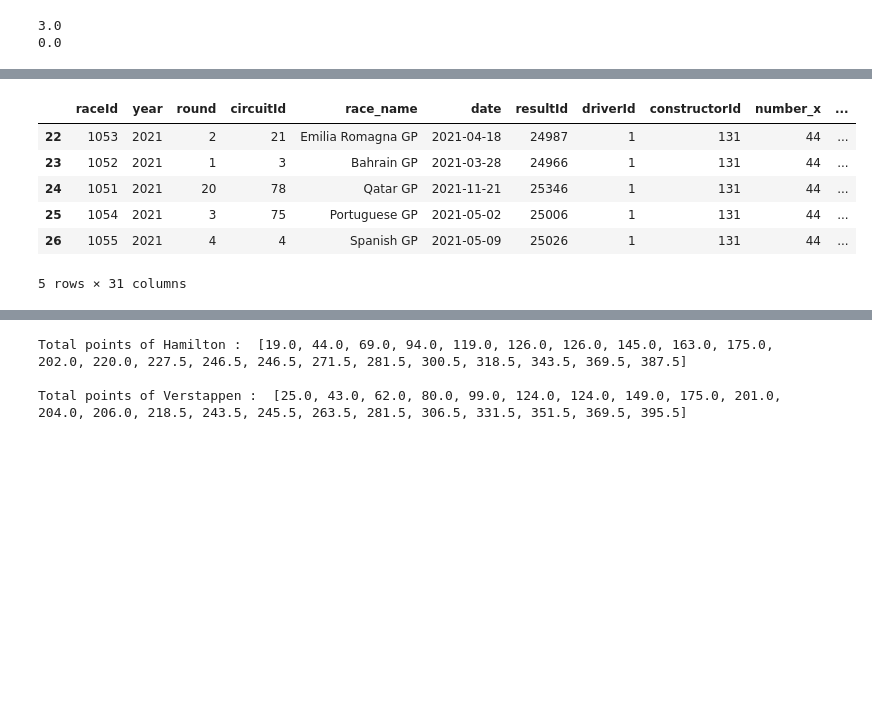
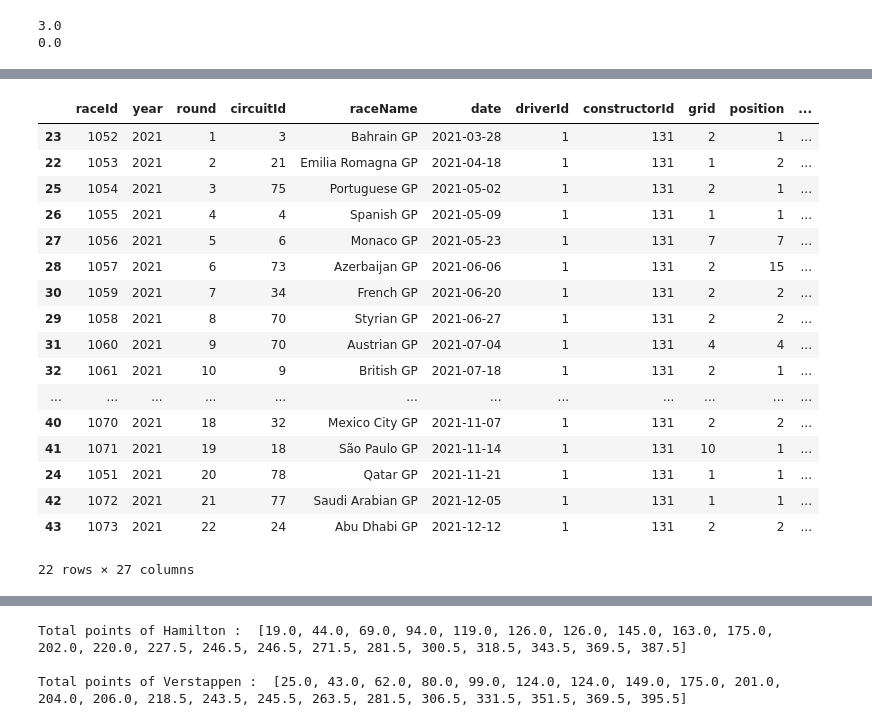
Before and after one commit to adhi22/F1-analysis, a Jupyter notebook: f1-analysis.ipynb, the cells around one changed output, grey strips where cells are left out. Saved outputs shown, nothing was run; the diff lists cells and outputs as text; code cells hidden in the pictures; blank space fills up the shorter version.

```diff
--- a/f1-analysis.ipynb
+++ b/f1-analysis.ipynb
@@ -28,6 +31,4 @@ races.head()
 # %%
 races = races.drop(columns=["url", "fp1_date", "fp1_time", "fp2_date", "fp2_time", "fp3_date", "fp3_time", "quali_date", "quali_time", "sprint_date", "sprint_time", "time"])
-races = races.rename(columns={"name" : "race_name"})
-races["race_name"] = races["race_name"].apply(lambda x : x.replace("Grand Prix", "GP"))
 races.head()
 # %% [output]
@@ -47,8 +48,8 @@ Index(['driverId', 'driverRef', 'number', 'code', 'forename', 'surname', 'dob',
       dtype='object')
 # %%
 drivers = drivers.drop(columns="url")
-drivers["driver_name"] = drivers["forename"] + " " + drivers["surname"]
+drivers["driverName"] = drivers["forename"] + " " + drivers["surname"]
 drivers = drivers.drop(columns=["forename", "surname"])
-drivers = drivers.rename(columns={"nationality" : "driver_nat"})
+drivers = drivers.rename(columns={"number" : "driverNum", "nationality" : "driverNat"})
 drivers.head()
 # %% [output]
@@ -203,0 +117,2 @@ driver_analysis_df
+# %%
+results = results.drop(columns=["resultId", "number", "statusId", "positionText"])
@@ -347,0 +335,3 @@ races_2021
+# %%
+races_2021["sprint-points"].fillna(value=0, inplace=True)
+races_2021.isnull().sum()
@@ -371,12 +398,23 @@ races_2021.shape
 ver = races_2021[races_2021['code'] == 'VER']
 ham = races_2021[races_2021['code'] == 'HAM']
 # %%
-ham.head()
+ham.sort_values(by="round")
 # %% [output]
-|  | raceId | year | round | circuitId | race_name | date | resultId | driverId | constructorId | number_x | ... |
-| 22 | 1053 | 2021 | 2 | 21 | Emilia Romagna GP | 2021-04-18 | 24987 | 1 | 131 | 44 | ... |
-| 23 | 1052 | 2021 | 1 | 3 | Bahrain GP | 2021-03-28 | 24966 | 1 | 131 | 44 | ... |
-| 24 | 1051 | 2021 | 20 | 78 | Qatar GP | 2021-11-21 | 25346 | 1 | 131 | 44 | ... |
-| 25 | 1054 | 2021 | 3 | 75 | Portuguese GP | 2021-05-02 | 25006 | 1 | 131 | 44 | ... |
-| 26 | 1055 | 2021 | 4 | 4 | Spanish GP | 2021-05-09 | 25026 | 1 | 131 | 44 | ... |
+|  | raceId | year | round | circuitId | raceName | date | driverId | constructorId | grid | position | ... |
+| 23 | 1052 | 2021 | 1 | 3 | Bahrain GP | 2021-03-28 | 1 | 131 | 2 | 1 | ... |
+| 22 | 1053 | 2021 | 2 | 21 | Emilia Romagna GP | 2021-04-18 | 1 | 131 | 1 | 2 | ... |
+| 25 | 1054 | 2021 | 3 | 75 | Portuguese GP | 2021-05-02 | 1 | 131 | 2 | 1 | ... |
+| 26 | 1055 | 2021 | 4 | 4 | Spanish GP | 2021-05-09 | 1 | 131 | 1 | 1 | ... |
+| 27 | 1056 | 2021 | 5 | 6 | Monaco GP | 2021-05-23 | 1 | 131 | 7 | 7 | ... |
+| 28 | 1057 | 2021 | 6 | 73 | Azerbaijan GP | 2021-06-06 | 1 | 131 | 2 | 15 | ... |
+| 30 | 1059 | 2021 | 7 | 34 | French GP | 2021-06-20 | 1 | 131 | 2 | 2 | ... |
+| 29 | 1058 | 2021 | 8 | 70 | Styrian GP | 2021-06-27 | 1 | 131 | 2 | 2 | ... |
+| 31 | 1060 | 2021 | 9 | 70 | Austrian GP | 2021-07-04 | 1 | 131 | 4 | 4 | ... |
+| 32 | 1061 | 2021 | 10 | 9 | British GP | 2021-07-18 | 1 | 131 | 2 | 1 | ... |
+| ... | ... | ... | ... | ... | ... | ... | ... | ... | ... | ... | ... |
+| 40 | 1070 | 2021 | 18 | 32 | Mexico City GP | 2021-11-07 | 1 | 131 | 2 | 2 | ... |
+| 41 | 1071 | 2021 | 19 | 18 | São Paulo GP | 2021-11-14 | 1 | 131 | 10 | 1 | ... |
+| 24 | 1051 | 2021 | 20 | 78 | Qatar GP | 2021-11-21 | 1 | 131 | 1 | 1 | ... |
+| 42 | 1072 | 2021 | 21 | 77 | Saudi Arabian GP | 2021-12-05 | 1 | 131 | 1 | 1 | ... |
+| 43 | 1073 | 2021 | 22 | 24 | Abu Dhabi GP | 2021-12-12 | 1 | 131 | 2 | 2 | ... |
-5 rows × 31 columns
+22 rows × 27 columns
```
Also changed, not shown: parts of 62 cells of this notebook.
